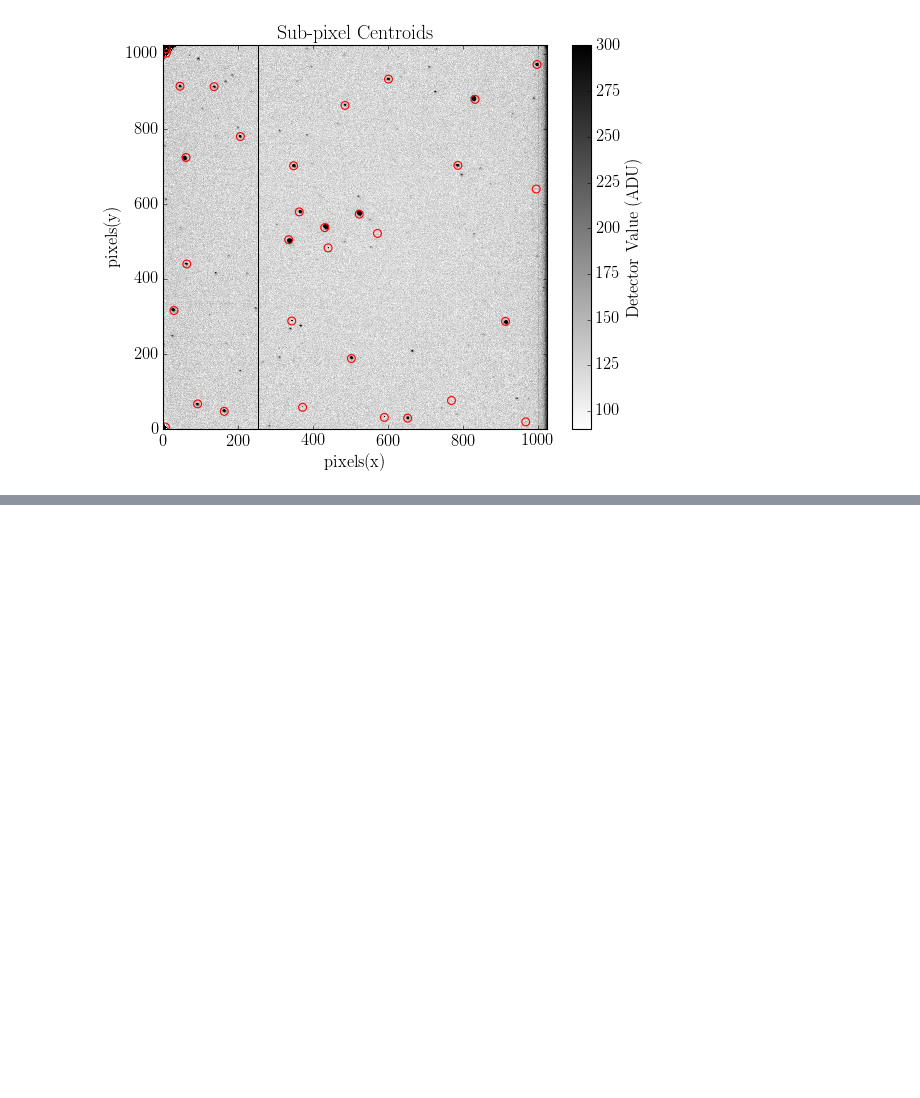
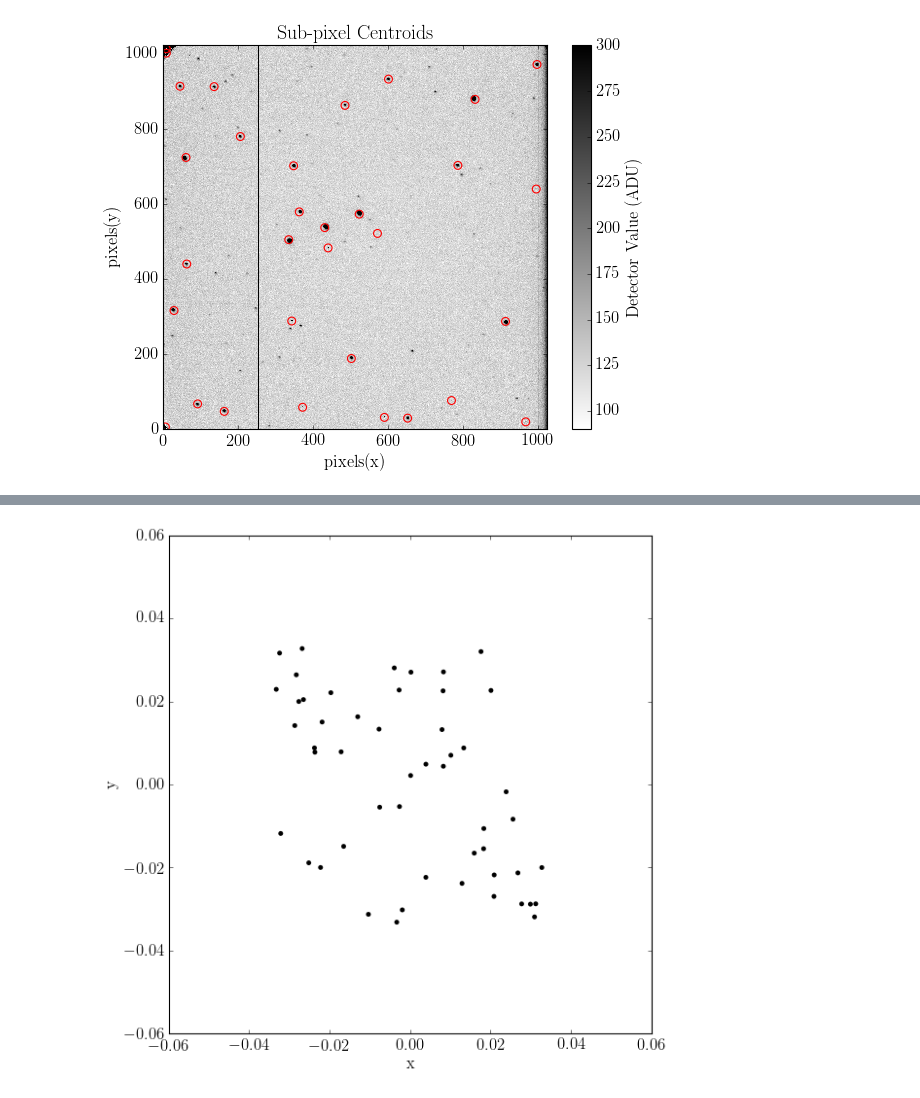
Before and after one commit to jbirky/AsteroidAstrometry, a Jupyter notebook: positions.ipynb, the cells around one changed output, grey strips where cells are left out. Saved outputs shown, nothing was run; the diff lists cells and outputs as text; code cells hidden in the pictures; blank space fills up the shorter version.

```diff
--- a/positions.ipynb
+++ b/positions.ipynb
@@ -60,0 +60,13 @@ plt.show()
+# %%
+hdr = fits.getheader('data/demo/d158.fits')
+ra0, dec0 = formatRADEC(hdr['RA'], hdr['DEC'])
+
+X, Y = angleToProjected(ra0=ra0, dec0=dec0, ra=rad, dec=ded)
+# %%
+plt.figure(figsize=[8,8])
+plt.scatter(X, Y, color='k', edgecolor='none')
+plt.xlabel('x')
+plt.ylabel('y')
+plt.show()
+# %% [output]
+[figure, added]
```
Also changed, not shown: parts of 6 cells of this notebook.
